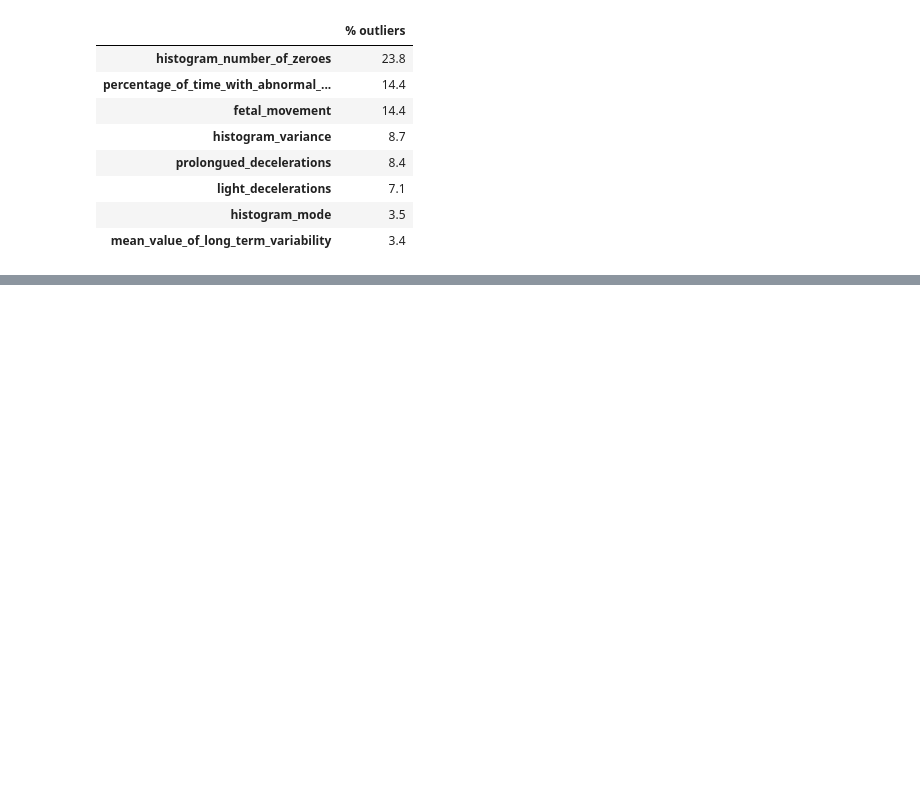
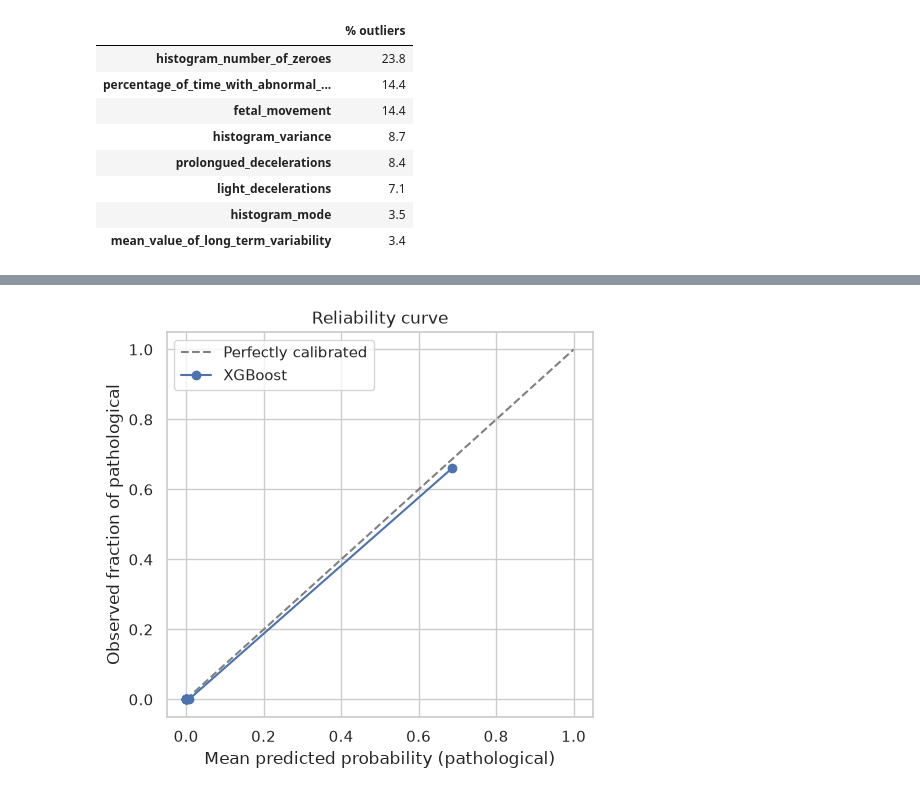
Before and after one commit to onchonga-programmer/datatalks, a Jupyter notebook: ml_zoomcamp/projects/fetal_health_classifier/notebooks/analysis.ipynb, the cells around one changed output, grey strips where cells are left out. Cells and saved outputs as stored; diff of their text form; code cells hidden in the pictures; blank space fills up the shorter version.

```diff
--- a/ml_zoomcamp/projects/fetal_health_classifier/notebooks/analysis.ipynb
+++ b/ml_zoomcamp/projects/fetal_health_classifier/notebooks/analysis.ipynb
@@ -219,0 +506,16 @@ df.to_csv('../data/fetal_health_cleaned.csv', index=False)
+# %%
+y_path = (y_test == 2).astype(int)
+p_path = y_proba[:, 2]
+
+frac_pos, mean_pred = calibration_curve(y_path, p_path, n_bins=8, strategy="quantile")
+
+fig, ax = plt.subplots(figsize=(5.5, 5))
+ax.plot([0, 1], [0, 1], "--", color="gray", label="Perfectly calibrated")
+ax.plot(mean_pred, frac_pos, "o-", label=MODEL_NAMES[BEST_NAME])
+ax.set_xlabel("Mean predicted probability (pathological)")
+ax.set_ylabel("Observed fraction of pathological")
+ax.set_title("Reliability curve")
+ax.legend()
+plt.show()
+# %% [output]
+[figure, added]
```
Also changed, not shown: parts of 25 cells of this notebook, 1 other file.
